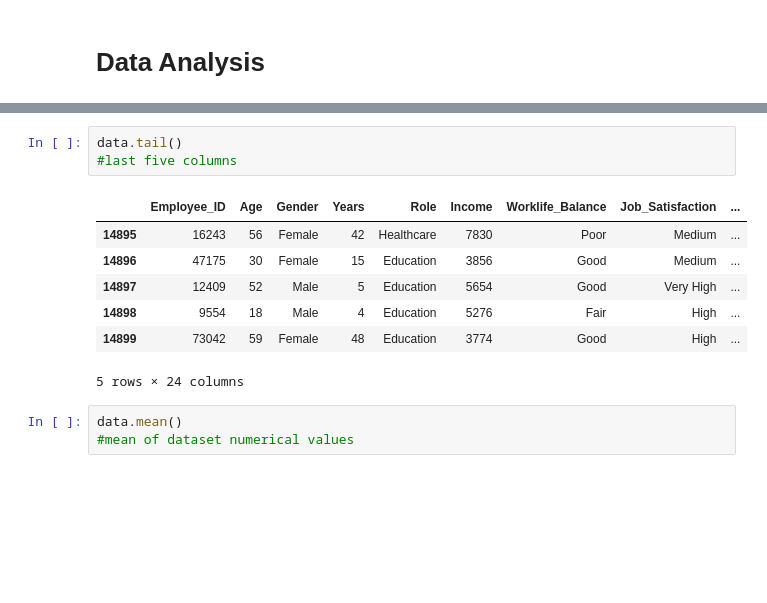
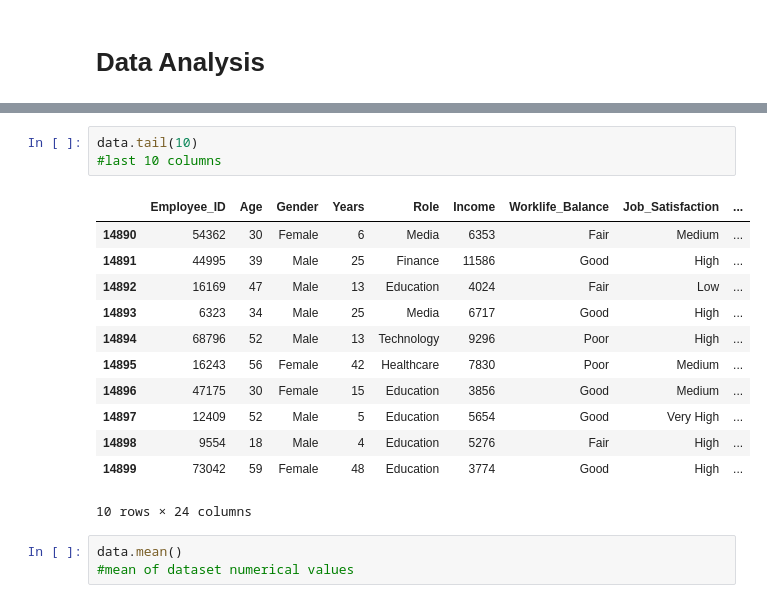
Before and after one commit to dikshya98/Python-01, a Jupyter notebook: Employee_Attrition_Analysis.ipynb, the cells around one changed output, grey strips where cells are left out. Drawn from its saved outputs; the diff is of its cells as text; blank space fills up the shorter version.

```diff
--- a/Employee_Attrition_Analysis.ipynb
+++ b/Employee_Attrition_Analysis.ipynb
@@ -84,14 +91,19 @@ data.head()
 # %%
-data.tail()
-#last five columns
+data.tail(10)
+#last 10 columns
 # %% [output]
 |  | Employee_ID | Age | Gender | Years | Role | Income | Worklife_Balance | Job_Satisfaction | ... |
+| 14890 | 54362 | 30 | Female | 6 | Media | 6353 | Fair | Medium | ... |
+| 14891 | 44995 | 39 | Male | 25 | Finance | 11586 | Good | High | ... |
+| 14892 | 16169 | 47 | Male | 13 | Education | 4024 | Fair | Low | ... |
+| 14893 | 6323 | 34 | Male | 25 | Media | 6717 | Good | High | ... |
+| 14894 | 68796 | 52 | Male | 13 | Technology | 9296 | Poor | High | ... |
 | 14895 | 16243 | 56 | Female | 42 | Healthcare | 7830 | Poor | Medium | ... |
 | 14896 | 47175 | 30 | Female | 15 | Education | 3856 | Good | Medium | ... |
 | 14897 | 12409 | 52 | Male | 5 | Education | 5654 | Good | Very High | ... |
 | 14898 | 9554 | 18 | Male | 4 | Education | 5276 | Fair | High | ... |
 | 14899 | 73042 | 59 | Female | 48 | Education | 3774 | Good | High | ... |
-5 rows × 24 columns
+10 rows × 24 columns
 # %%
 data.mean()
 #mean of dataset numerical values
```
Also changed, not shown: parts of 39 cells of this notebook.
